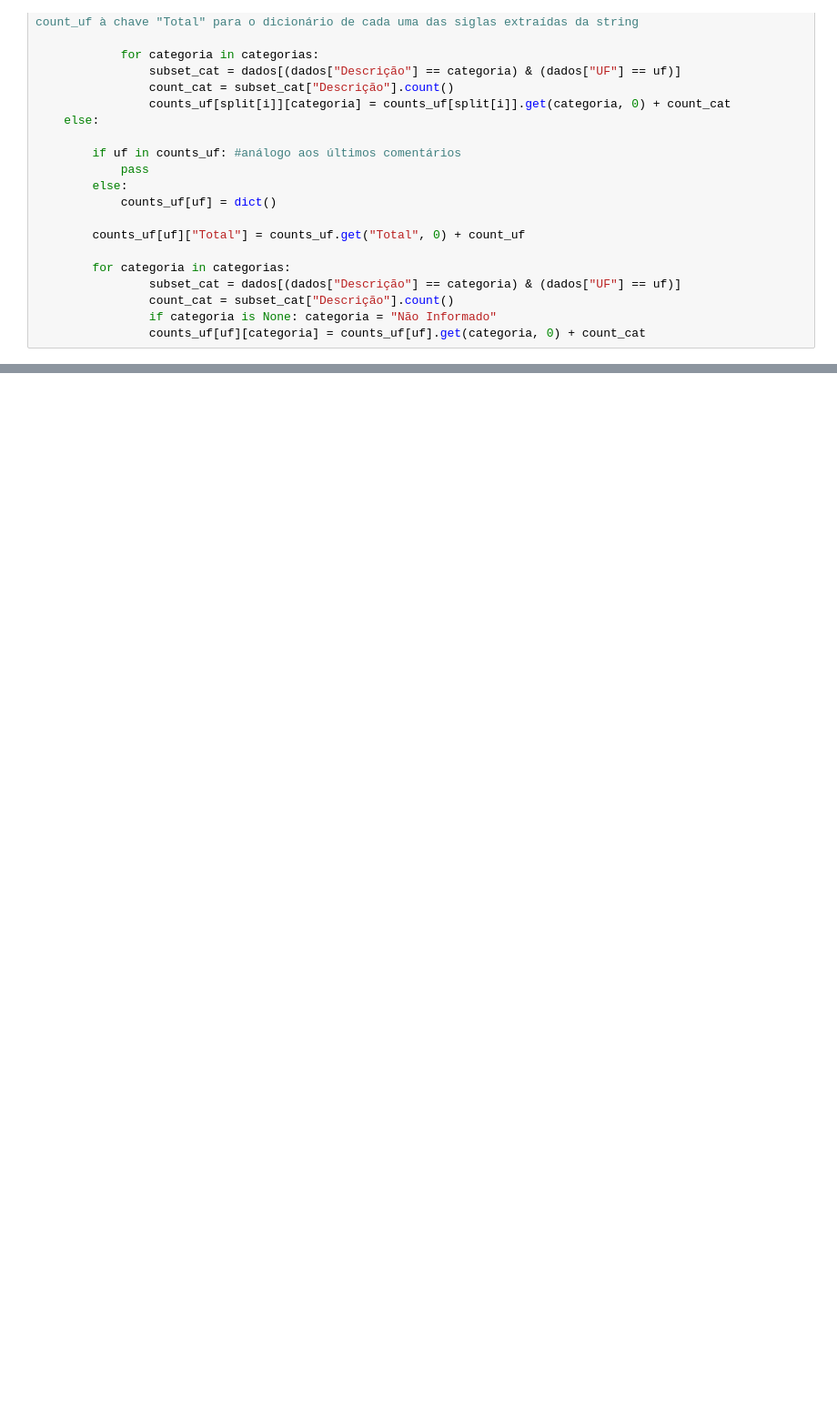
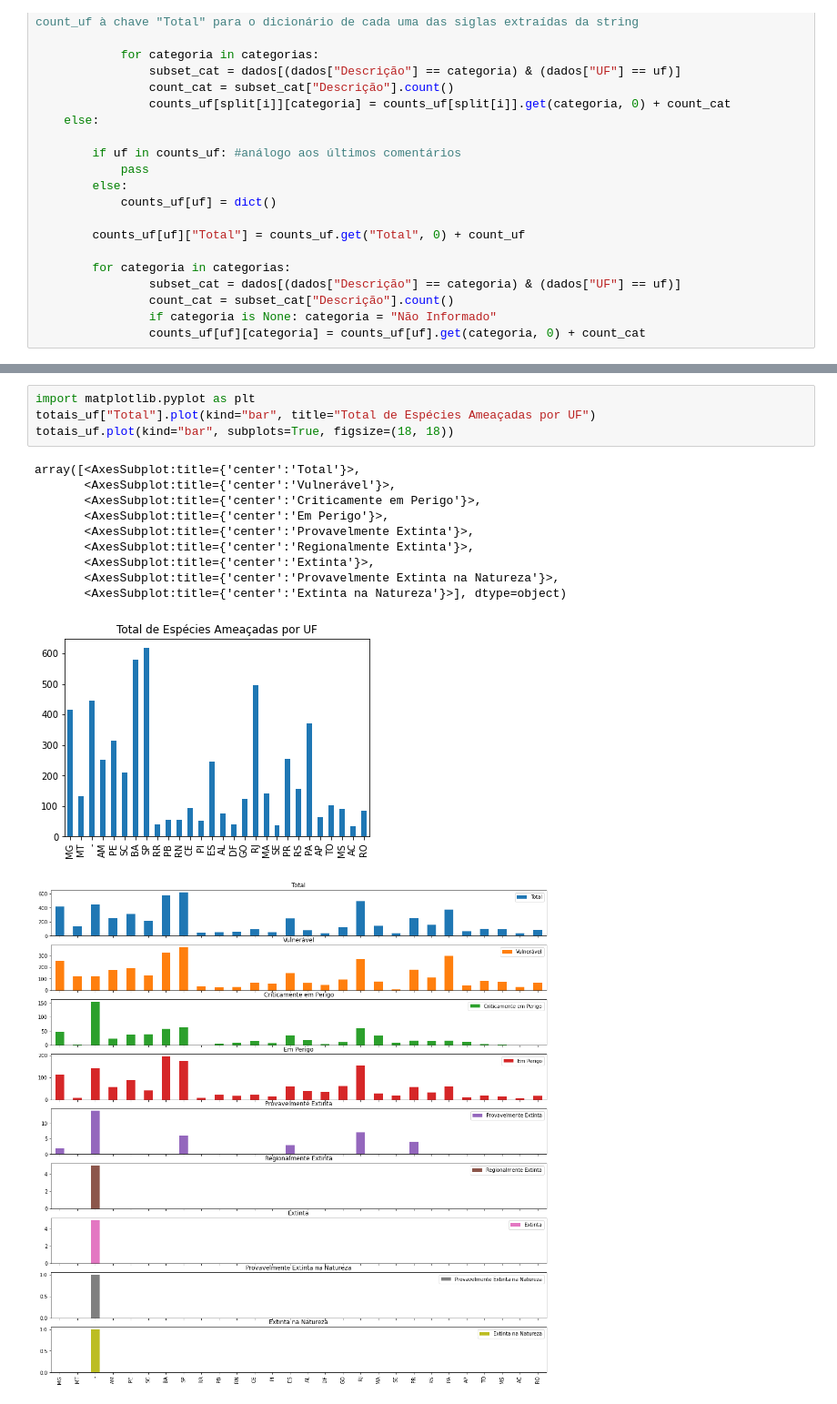
Before and after one commit to fesmazz/Projetos, a Jupyter notebook: Fauna/fauna.ipynb, the cells around one changed output, grey strips where cells are left out. Shown: that part at 91% size. Drawn from its saved outputs; the diff is of its cells as text; blank space fills up the shorter version.

```diff
--- a/Fauna/fauna.ipynb
+++ b/Fauna/fauna.ipynb
@@ -705,0 +742,16 @@ display(totais_uf)
+# %%
+import matplotlib.pyplot as plt
+totais_uf["Total"].plot(kind="bar", title="Total de Espécies Ameaçadas por UF")
+totais_uf.plot(kind="bar", subplots=True, figsize=(18, 18))
+# %% [output]
+array([<AxesSubplot:title={'center':'Total'}>,
+       <AxesSubplot:title={'center':'Vulnerável'}>,
+       <AxesSubplot:title={'center':'Criticamente em Perigo'}>,
+       <AxesSubplot:title={'center':'Em Perigo'}>,
+       <AxesSubplot:title={'center':'Provavelmente Extinta'}>,
+       <AxesSubplot:title={'center':'Regionalmente Extinta'}>,
+       <AxesSubplot:title={'center':'Extinta'}>,
+       <AxesSubplot:title={'center':'Provavelmente Extinta na Natureza'}>,
+       <AxesSubplot:title={'center':'Extinta na Natureza'}>], dtype=object)
+[figure, added]
+[figure, added]
```
Also changed, not shown: parts of 11 cells of this notebook.
